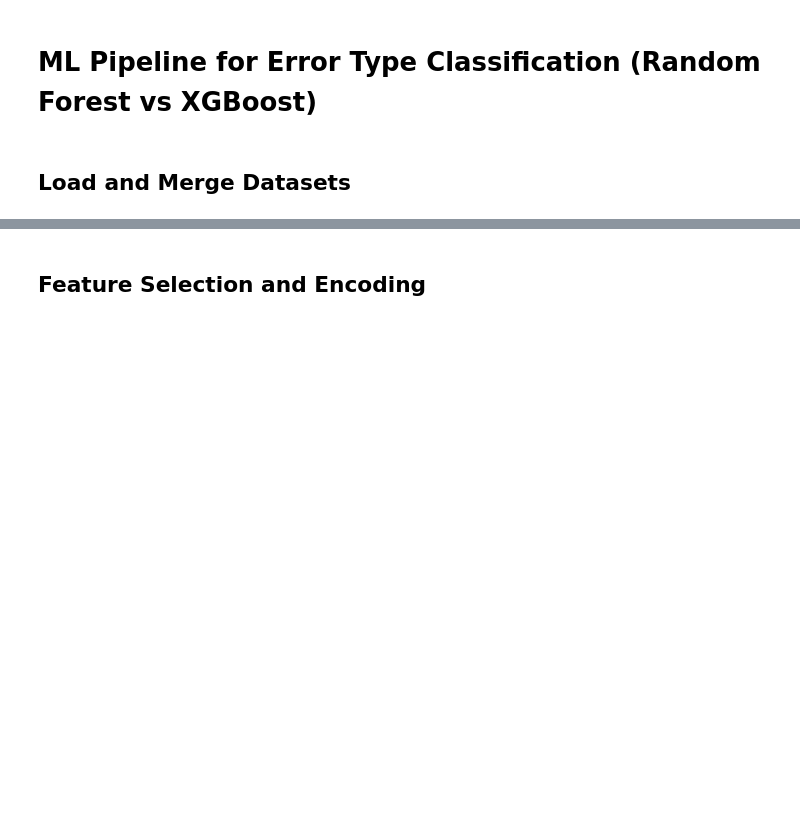
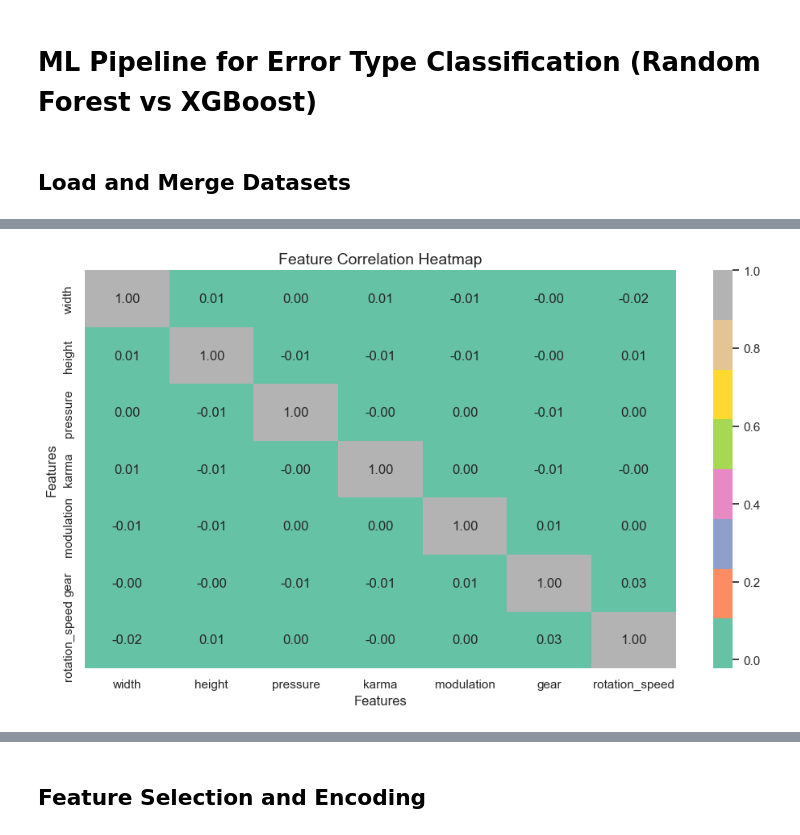
Before and after one commit to Parth-0804/ML_Presentation_Workspace, a Jupyter notebook: ML - SmartBuild Dataset/Two_Stage_Error_Model_Formatted.ipynb, the cells around one changed output, grey strips where cells are left out. Drawn from its saved outputs; the diff is of its cells as text; code cells hidden in the pictures; blank space fills up the shorter version.

```diff
--- a/ML - SmartBuild Dataset/Two_Stage_Error_Model_Formatted.ipynb
+++ b/ML - SmartBuild Dataset/Two_Stage_Error_Model_Formatted.ipynb
@@ -21,0 +52,12 @@ full_df = production_df.merge(machine_df, on="configuration_log_ID")
+# %%
+# Correlation heatmap
+numeric_df = eda_df.select_dtypes(include='number')
+plt.figure(figsize=(10, 6))
+sns.heatmap(numeric_df.corr(), annot=True, cmap='Set2', fmt=".2f")
+plt.title("Feature Correlation Heatmap", fontsize=14)
+plt.xlabel("Features", fontsize=12)
+plt.ylabel("Features", fontsize=12)
+plt.tight_layout()
+plt.show()
+# %% [output]
+[figure, added]
```
Also changed, not shown: parts of 3 cells of this notebook.
